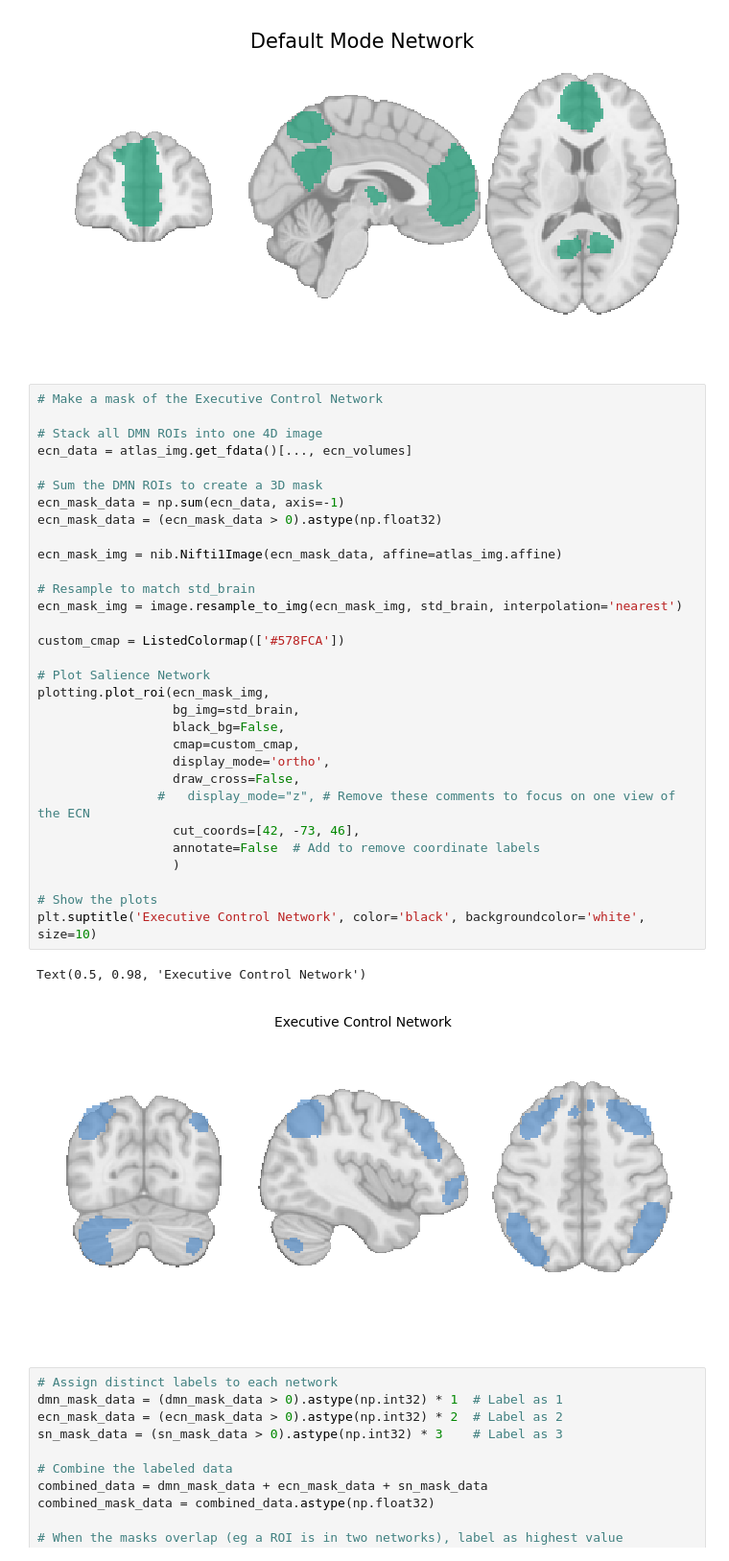
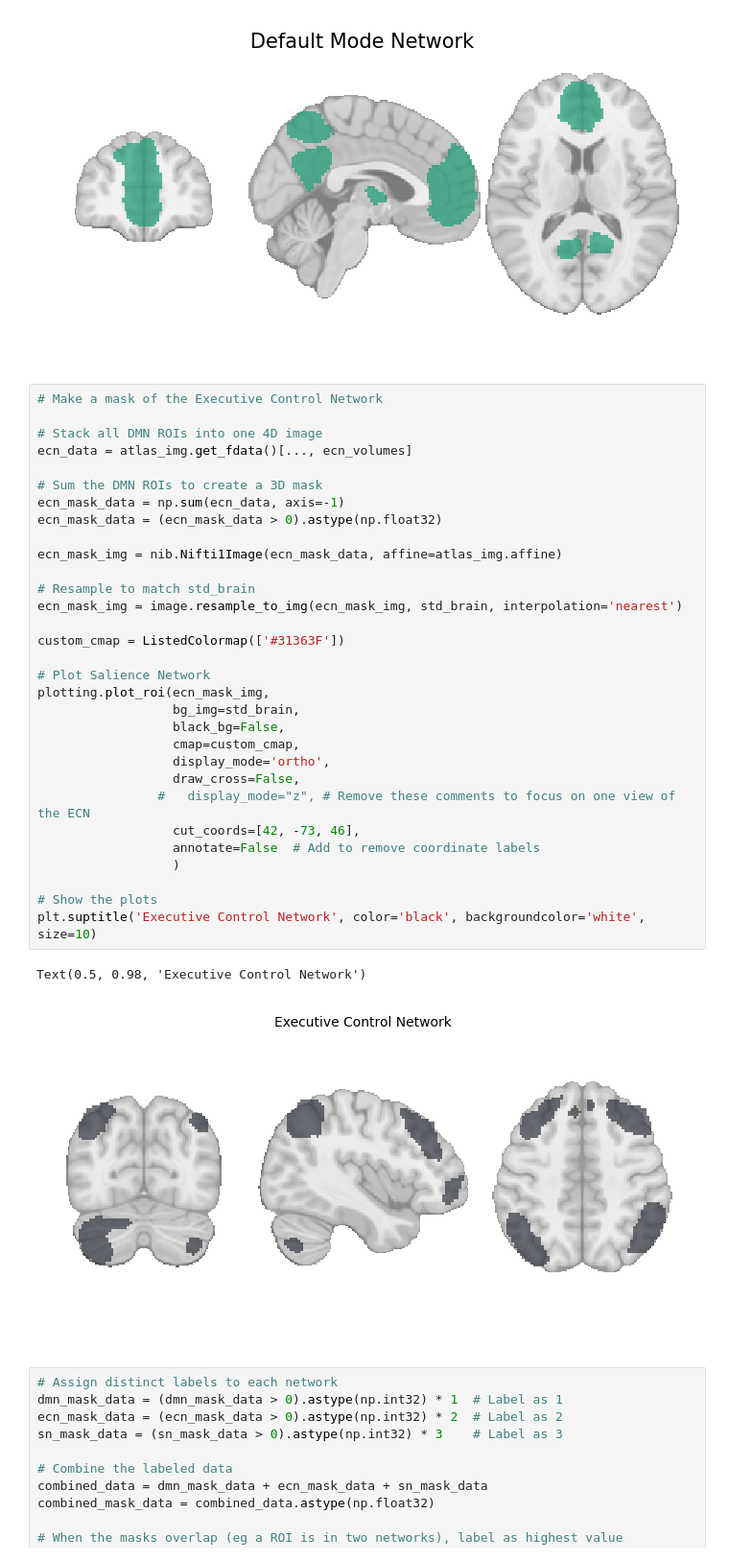
Before and after one commit to rachmorse/cognitive-reserve-brain-maintenance, a Jupyter notebook: Analysis Scripts/05_Neuroimaging Figures.ipynb, the cells around one changed output. Shown: that part at 96% size. Drawn from its saved outputs; the diff is of its cells as text.

Commit message:
Updated figure colors

```diff
--- a/Analysis Scripts/05_Neuroimaging Figures.ipynb
+++ b/Analysis Scripts/05_Neuroimaging Figures.ipynb
@@ -97,35 +97,35 @@ Text(0.5, 0.98, 'Default Mode Network')
 
 # Stack all DMN ROIs into one 4D image
 ecn_data = atlas_img.get_fdata()[..., ecn_volumes]
 
 # Sum the DMN ROIs to create a 3D mask
 ecn_mask_data = np.sum(ecn_data, axis=-1)
 ecn_mask_data = (ecn_mask_data > 0).astype(np.float32)
 
 ecn_mask_img = nib.Nifti1Image(ecn_mask_data, affine=atlas_img.affine)
 
 # Resample to match std_brain
 ecn_mask_img = image.resample_to_img(ecn_mask_img, std_brain, interpolation='nearest')
 
-custom_cmap = ListedColormap(['#578FCA'])
+custom_cmap = ListedColormap(['#31363F'])
 
 # Plot Salience Network
 plotting.plot_roi(ecn_mask_img,
                   bg_img=std_brain,
                   black_bg=False,
                   cmap=custom_cmap,
                   display_mode='ortho',
                   draw_cross=False,
                 #   display_mode="z", # Remove these comments to focus on one view of the ECN
                   cut_coords=[42, -73, 46],
                   annotate=False  # Add to remove coordinate labels
                   )
 
 # Show the plots
 plt.suptitle('Executive Control Network', color='black', backgroundcolor='white', size=10)
 # %% [output]
 Text(0.5, 0.98, 'Executive Control Network')
-[figure, old version]
+[figure, new version]
 # %%
 # Assign distinct labels to each network
 dmn_mask_data = (dmn_mask_data > 0).astype(np.int32) * 1  # Label as 1
```
Also changed, not shown: parts of 1 cell of this notebook.
